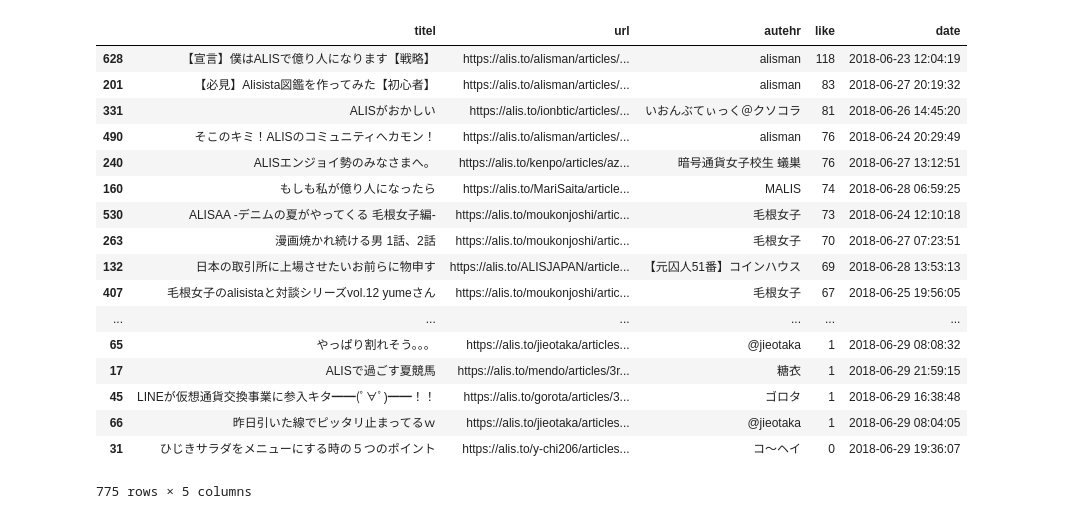
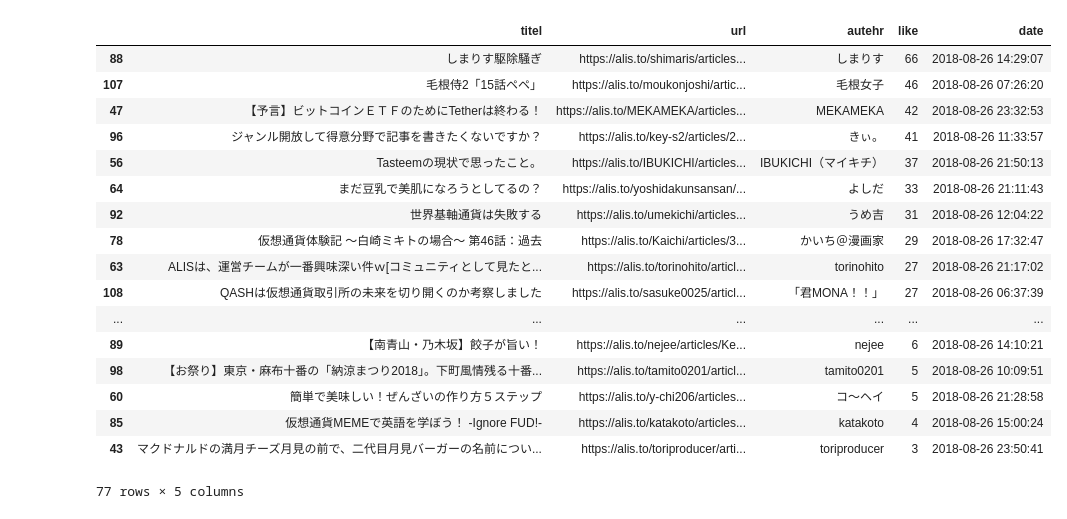
Before and after one commit to gaxiiiiiiiiiiii/ALIS_API, a Jupyter notebook: article_ranking.ipynb, the cells around one changed output. Cells and saved outputs as stored; diff of their text form; code cells hidden in the pictures.

```diff
--- a/article_ranking.ipynb
+++ b/article_ranking.ipynb
@@ -7,29 +7,23 @@ from collections import defaultdict
 import pandas as pd
 %matplotlib inline
 # %%
-def get_recent_article(result=[],article_id=None,sort_key=None,date_span=7):
-    # api url
-    if not(article_id) and not(sort_key):
-        article_api   = "https://alis.to/api/articles/recent?limit=100"
-    else:
-        article_api   = "https://alis.to/api/articles/recent?limit=100&article_id=%s&sort_key=%s" % (article_id,sort_key)
+def get_recent_article(date_span=7):
+    # initialize
+    article_api   = "https://alis.to/api/articles/recent?limit=100&page=%d"
+    page           = 1
+    result          = []
     # データ取得
-    raw_article_data  = urlopen(article_api).read().decode("utf-8")
-    json_article_data = json.loads(raw_article_data)
-    articles_data     = json_article_data["Items"]
-    result.extend(articles_data)
-    # ループ終了のチェック
-    today             = datetime.now()
-    last_data_date    = datetime.fromtimestamp(int(result[-1]["published_at"]))
-    if (today-last_data_date).days >= (date_span+1):
-        # ループ終了
-        return result
-    else:
-        # ループ継続
-        # 次のデータ取得用パラメータ
-        LastEvaluatedKey  = json_article_data["LastEvaluatedKey"]
-        article_id        = LastEvaluatedKey["article_id"]
-        sort_key          = LastEvaluatedKey["sort_key"]
-        return get_recent_article(result,article_id,sort_key)
+    while True:
+        raw_article_data  = urlopen(article_api % page).read().decode("utf-8")
+        json_article_data  = json.loads(raw_article_data)
+        articles_data        = json_article_data["Items"]
+        result.extend(articles_data)
+        # ループ終了のチェック
+        today                 = datetime.now()
+        last_data_date    = datetime.fromtimestamp(int(result[-1]["published_at"]))
+        if (today-last_data_date).days >= (date_span+1):
+            return result
+        else:
+            page += 1
 # %%
 def get_like_count(article_id):
@@ -68,25 +62,25 @@ def make_rankig(data):
     return ranking
 # %%
-articles = get_recent_article()
+articles = get_recent_article(date_span=1)
 data     = make_data(articles)
 ranking  = make_rankig(data)
 ranking
 # %% [output]
 |  | titel | url | autehr | like | date |
-| 628 | 【宣言】僕はALISで億り人になります【戦略】 | https://alis.to/alisman/articles/... | alisman | 118 | 2018-06-23 12:04:19 |
-| 201 | 【必見】Alisista図鑑を作ってみた【初心者】 | https://alis.to/alisman/articles/... | alisman | 83 | 2018-06-27 20:19:32 |
-| 331 | ALISがおかしい | https://alis.to/ionbtic/articles/... | いおんぶてぃっく＠クソコラ | 81 | 2018-06-26 14:45:20 |
-| 490 | そこのキミ！ALISのコミュニティへカモン！ | https://alis.to/alisman/articles/... | alisman | 76 | 2018-06-24 20:29:49 |
-| 240 | ALISエンジョイ勢のみなさまへ。 | https://alis.to/kenpo/articles/az... | 暗号通貨女子校生 蟻巣 | 76 | 2018-06-27 13:12:51 |
-| 160 | もしも私が億り人になったら | https://alis.to/MariSaita/article... | MALIS | 74 | 2018-06-28 06:59:25 |
-| 530 | ALISAA -デニムの夏がやってくる 毛根女子編- | https://alis.to/moukonjoshi/artic... | 毛根女子 | 73 | 2018-06-24 12:10:18 |
-| 263 | 漫画焼かれ続ける男 1話、2話 | https://alis.to/moukonjoshi/artic... | 毛根女子 | 70 | 2018-06-27 07:23:51 |
-| 132 | 日本の取引所に上場させたいお前らに物申す | https://alis.to/ALISJAPAN/article... | 【元囚人51番】コインハウス | 69 | 2018-06-28 13:53:13 |
-| 407 | 毛根女子のalisistaと対談シリーズvol.12 yumeさん | https://alis.to/moukonjoshi/artic... | 毛根女子 | 67 | 2018-06-25 19:56:05 |
+| 88 | しまりす駆除騒ぎ | https://alis.to/shimaris/articles... | しまりす | 66 | 2018-08-26 14:29:07 |
+| 107 | 毛根侍2「15話ペペ」 | https://alis.to/moukonjoshi/artic... | 毛根女子 | 46 | 2018-08-26 07:26:20 |
+| 47 | 【予言】ビットコインＥＴＦのためにTetherは終わる！ | https://alis.to/MEKAMEKA/articles... | MEKAMEKA | 42 | 2018-08-26 23:32:53 |
+| 96 | ジャンル開放して得意分野で記事を書きたくないですか？ | https://alis.to/key-s2/articles/2... | きぃ。 | 41 | 2018-08-26 11:33:57 |
+| 56 | Tasteemの現状で思ったこと。 | https://alis.to/IBUKICHI/articles... | IBUKICHI（マイキチ） | 37 | 2018-08-26 21:50:13 |
+| 64 | まだ豆乳で美肌になろうとしてるの？ | https://alis.to/yoshidakunsansan/... | よしだ | 33 | 2018-08-26 21:11:43 |
+| 92 | 世界基軸通貨は失敗する | https://alis.to/umekichi/articles... | うめ吉 | 31 | 2018-08-26 12:04:22 |
+| 78 | 仮想通貨体験記 〜白崎ミキトの場合〜 第46話：過去 | https://alis.to/Kaichi/articles/3... | かいち＠漫画家 | 29 | 2018-08-26 17:32:47 |
+| 63 | ALISは、運営チームが一番興味深い件ｗ[コミュニティとして見たと... | https://alis.to/torinohito/articl... | torinohito | 27 | 2018-08-26 21:17:02 |
+| 108 | QASHは仮想通貨取引所の未来を切り開くのか考察しました | https://alis.to/sasuke0025/articl... | 「君MONA！！」 | 27 | 2018-08-26 06:37:39 |
 | ... | ... | ... | ... | ... | ... |
-| 65 | やっぱり割れそう。。。 | https://alis.to/jieotaka/articles... | @jieotaka | 1 | 2018-06-29 08:08:32 |
-| 17 | ALISで過ごす夏競馬 | https://alis.to/mendo/articles/3r... | 糖衣 | 1 | 2018-06-29 21:59:15 |
-| 45 | LINEが仮想通貨交換事業に参入キタ━━(ﾟ∀ﾟ)━━！！ | https://alis.to/gorota/articles/3... | ゴロタ | 1 | 2018-06-29 16:38:48 |
-| 66 | 昨日引いた線でピッタリ止まってるｗ | https://alis.to/jieotaka/articles... | @jieotaka | 1 | 2018-06-29 08:04:05 |
-| 31 | ひじきサラダをメニューにする時の５つのポイント | https://alis.to/y-chi206/articles... | コ～ヘイ | 0 | 2018-06-29 19:36:07 |
+| 89 | 【南青山・乃木坂】餃子が旨い！ | https://alis.to/nejee/articles/Ke... | nejee | 6 | 2018-08-26 14:10:21 |
+| 98 | 【お祭り】東京・麻布十番の「納涼まつり2018」。下町風情残る十番... | https://alis.to/tamito0201/articl... | tamito0201 | 5 | 2018-08-26 10:09:51 |
+| 60 | 簡単で美味しい！ぜんざいの作り方５ステップ | https://alis.to/y-chi206/articles... | コ～ヘイ | 5 | 2018-08-26 21:28:58 |
+| 85 | 仮想通貨MEMEで英語を学ぼう！ -Ignore FUD!- | https://alis.to/katakoto/articles... | katakoto | 4 | 2018-08-26 15:00:24 |
+| 43 | マクドナルドの満月チーズ月見の前で、二代目月見バーガーの名前につい... | https://alis.to/toriproducer/arti... | toriproducer | 3 | 2018-08-26 23:50:41 |
-775 rows × 5 columns
+77 rows × 5 columns
```
Also changed, not shown: parts of 4 cells of this notebook, 2 other files.
